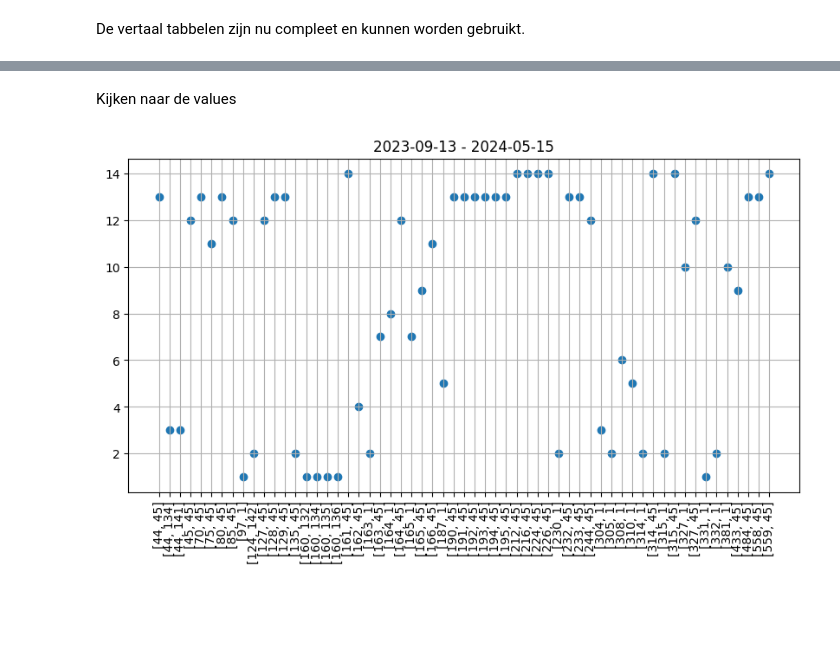
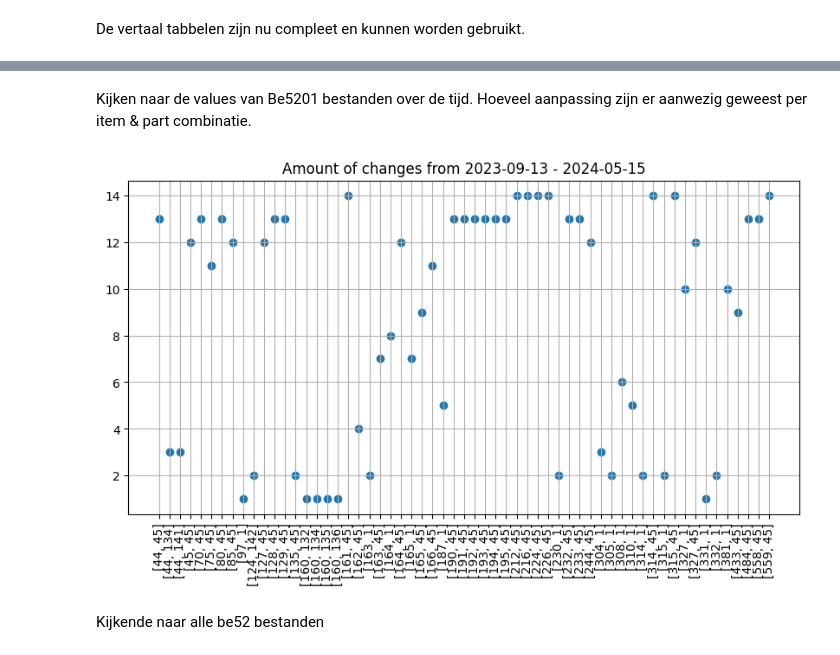
Before and after one commit to Larissavf/linac_research, a Jupyter notebook: EDA_be.ipynb, the cells around one changed output, grey strips where cells are left out. Saved outputs shown, nothing was run; the diff lists cells and outputs as text; code cells hidden in the pictures; blank space fills up the shorter version.

```diff
--- a/EDA_be.ipynb
+++ b/EDA_be.ipynb
@@ -195,4 +177,4 @@ for row in be5201.itertuples():
     item = linac_items[linac_items["Item name"] == row.item]
     part = linac_parts[linac_parts["Part No."] == row.part]
     if not item.empty and not part.empty:
-        description[str(item.iloc[0,2])] = str(part.iloc[0,2])
+        description[str(item.iloc[0,2])] = f"item: {row.item}, part: {row.part}, {str(part.iloc[0,2])}"
@@ -301,3 +181,3 @@ for row in be5201.itertuples():
-# %% [markdown]
-Kijken naar de values
+# %% [markdown]
+Kijken naar de values van Be5201 bestanden over de tijd. Hoeveel aanpassing zijn er aanwezig geweest per item & part combinatie.
 # %%
@@ -332,10 +208,10 @@ for item in scattering:
 # %%
 labels = [str(list(item)[1:]) for item in changes.keys()]
 plt.figure(figsize=(10, 5))
 plt.scatter(y = changes.values(), x = labels)
 plt.xticks(rotation=90)
-plt.title(f"{min(dates)} - {max(dates)}")
+plt.title(f"Amount of changes from {min(dates)} - {max(dates)}")
 plt.grid()
 plt.show()
 # %% [output]
-[figure, old version]
+[figure, new version]
@@ -349,3 +218,5 @@ plt.show()
+# %% [markdown]
+Kijkende naar alle be52 bestanden
 # %%
 df_be52 = [row for row in df_db.itertuples() if row.file_name in be52]
 df_be52 = pd.DataFrame(df_be52)
```
Also changed, not shown: parts of 32 cells of this notebook.
